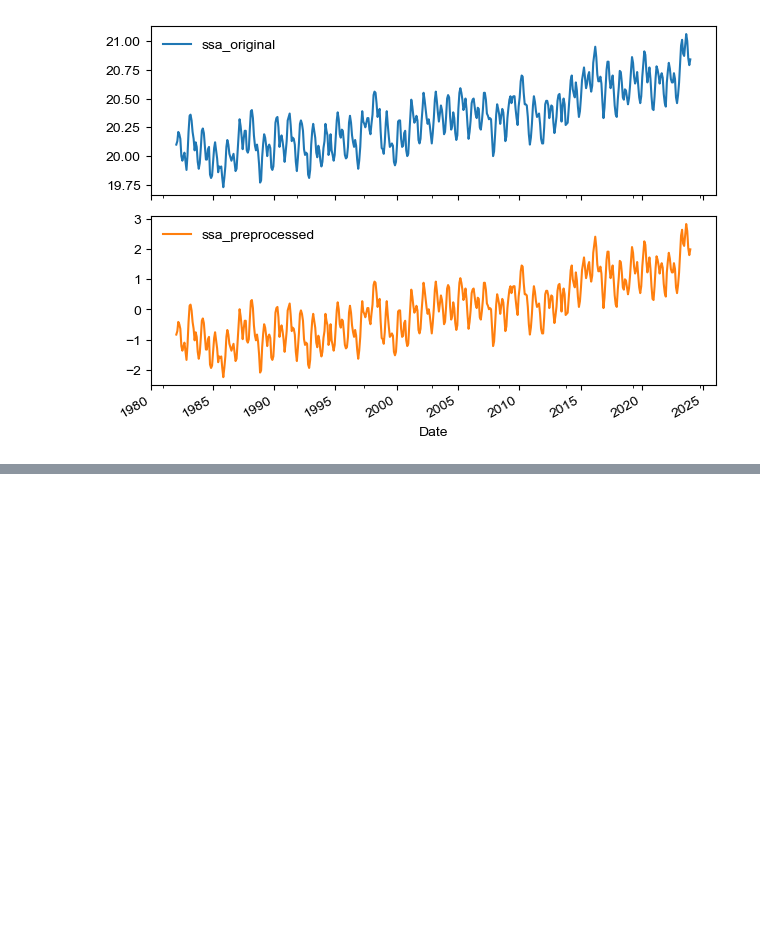
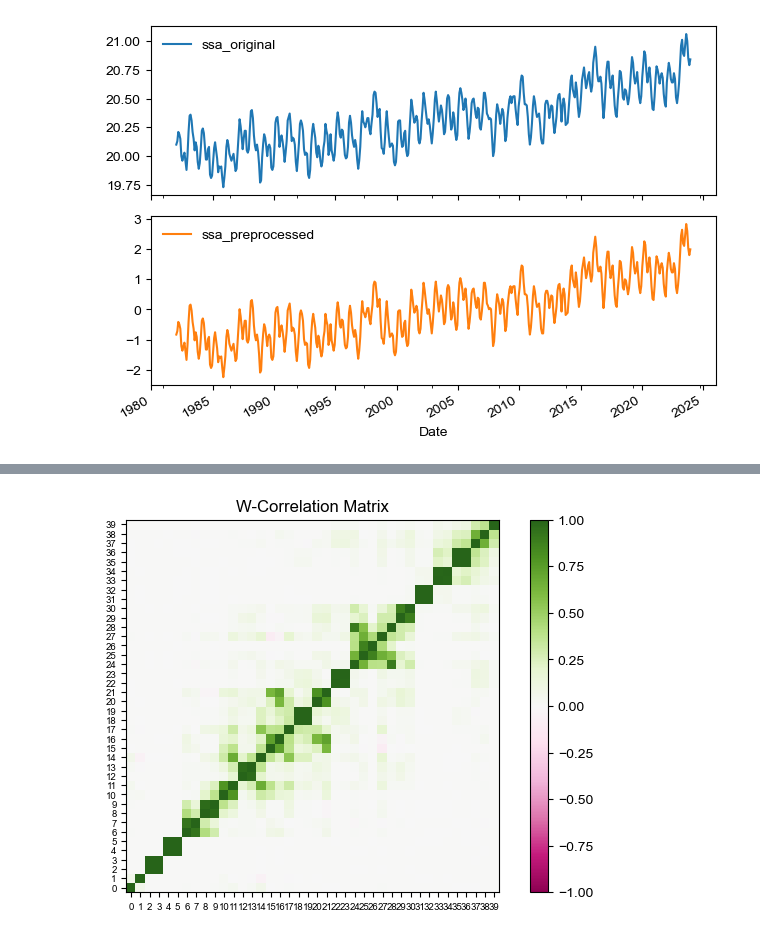
Before and after one commit to ADSCIAN/ssalib, a Jupyter notebook: notebooks/01_basic_ssa_introduction.ipynb, the cells around one changed output, grey strips where cells are left out. Saved outputs shown, nothing was run; the diff lists cells and outputs as text; code cells hidden in the pictures; blank space fills up the shorter version.

```diff
--- a/notebooks/01_basic_ssa_introduction.ipynb
+++ b/notebooks/01_basic_ssa_introduction.ipynb
@@ -178,0 +237,4 @@ Length: 504, dtype: float64
+# %%
+fig, ax = ssa.plot(kind='wcorr', n_components=40)
+# %% [output]
+[figure, added]
```
Also changed, not shown: parts of 11 cells of this notebook.
